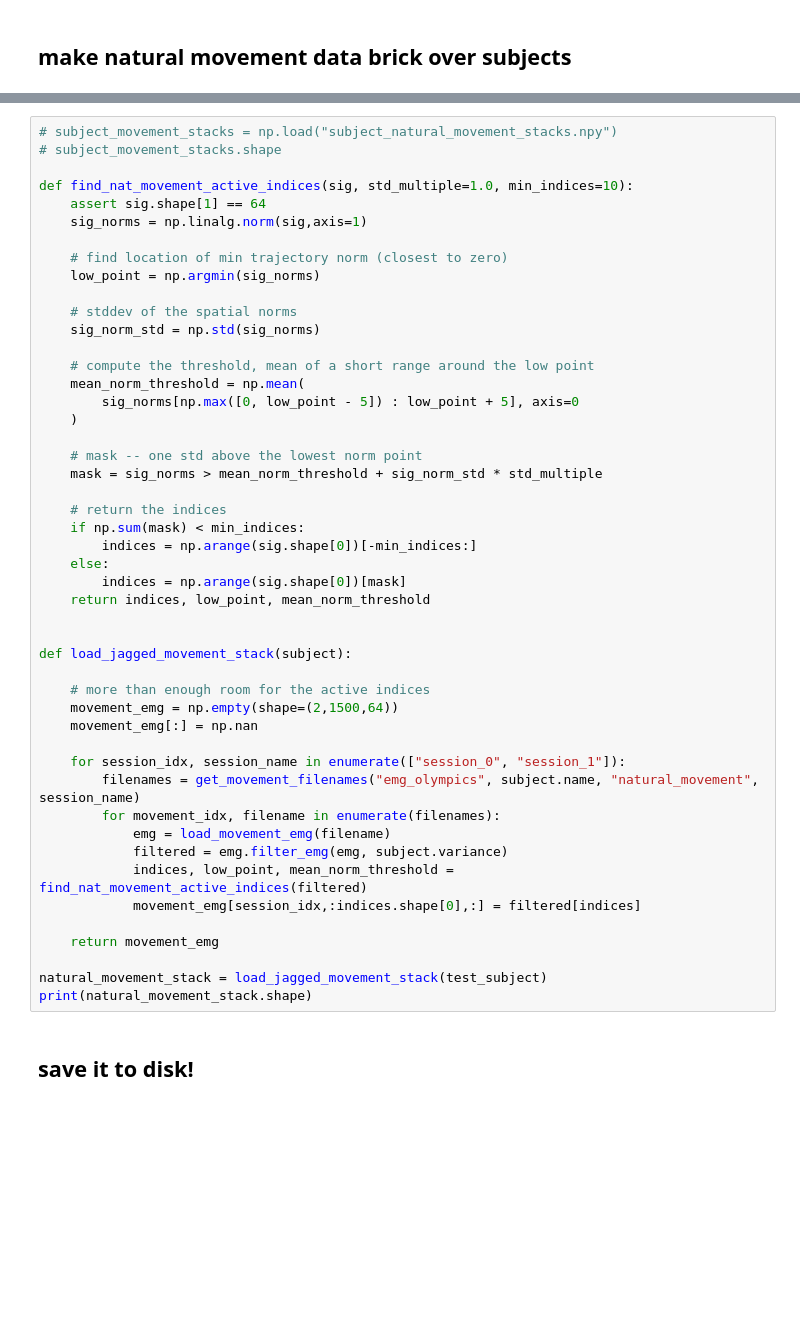
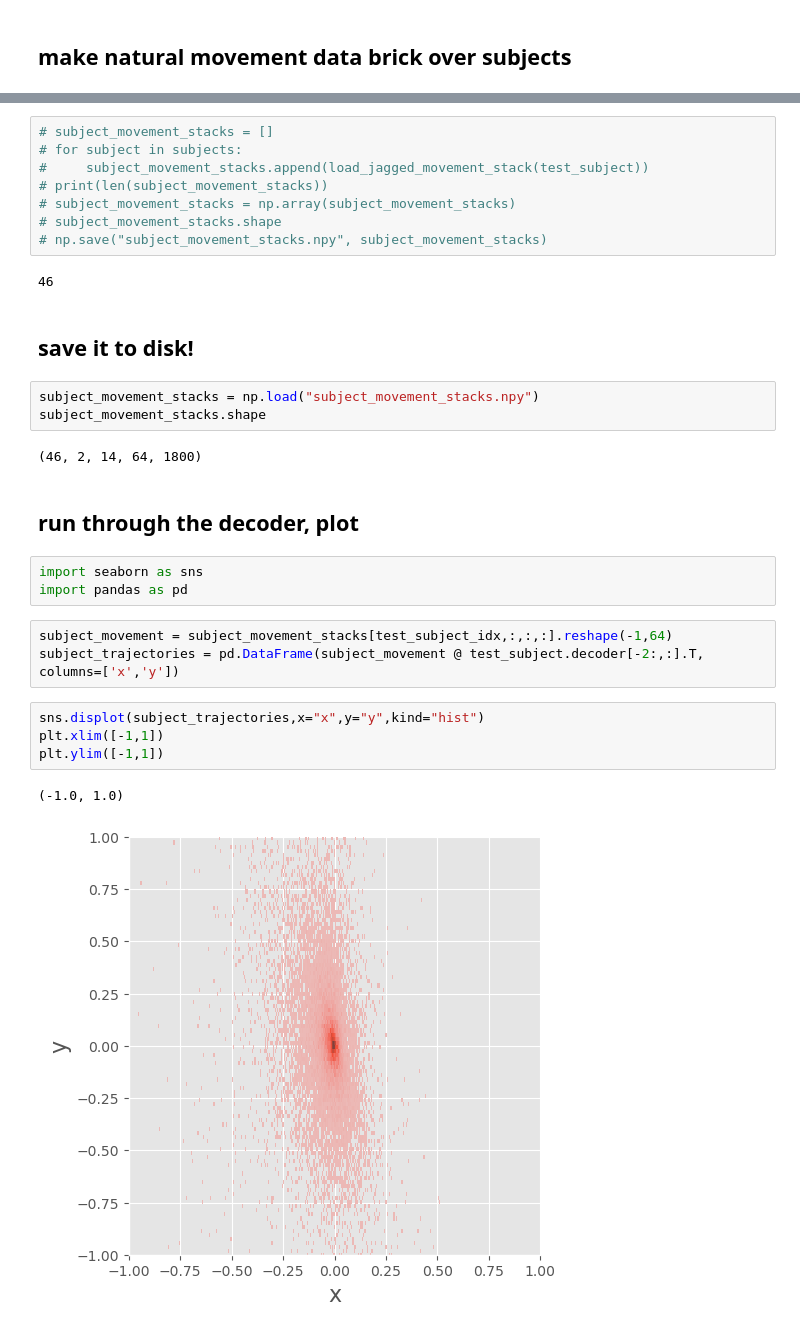
Before and after one commit to spewil/phd, a Jupyter notebook: analysis/notebooks/process_natural_movement_data.ipynb, the cells around one changed output, grey strips where cells are left out. Cells and saved outputs as stored; diff of their text form; blank space fills up the shorter version.

Commit message:
pandas stuff

```diff
--- a/analysis/notebooks/process_natural_movement_data.ipynb
+++ b/analysis/notebooks/process_natural_movement_data.ipynb
@@ -56,50 +106,32 @@ print(projected_movement.shape, T.shape)
 # %%
-# subject_movement_stacks = np.load("subject_natural_movement_stacks.npy")
+# subject_movement_stacks = []
+# for subject in subjects:
+#     subject_movement_stacks.append(load_jagged_movement_stack(test_subject))
+# print(len(subject_movement_stacks))
+# subject_movement_stacks = np.array(subject_movement_stacks)
 # subject_movement_stacks.shape
-
-def find_nat_movement_active_indices(sig, std_multiple=1.0, min_indices=10):
-    assert sig.shape[1] == 64
-    sig_norms = np.linalg.norm(sig,axis=1)
-
-    # find location of min trajectory norm (closest to zero)
-    low_point = np.argmin(sig_norms)
-
-    # stddev of the spatial norms
-    sig_norm_std = np.std(sig_norms)
-
-    # compute the threshold, mean of a short range around the low point
-    mean_norm_threshold = np.mean(
-        sig_norms[np.max([0, low_point - 5]) : low_point + 5], axis=0
-    )
-
-    # mask -- one std above the lowest norm point
-    mask = sig_norms > mean_norm_threshold + sig_norm_std * std_multiple
-
-    # return the indices
-    if np.sum(mask) < min_indices:
-        indices = np.arange(sig.shape[0])[-min_indices:]
-    else:
-        indices = np.arange(sig.shape[0])[mask]
-    return indices, low_point, mean_norm_threshold
-
-
-def load_jagged_movement_stack(subject):
-
-    # more than enough room for the active indices
-    movement_emg = np.empty(shape=(2,1500,64))
-    movement_emg[:] = np.nan
-
-    for session_idx, session_name in enumerate(["session_0", "session_1"]):
-        filenames = get_movement_filenames("emg_olympics", subject.name, "natural_movement", session_name)
-        for movement_idx, filename in enumerate(filenames):
-            emg = load_movement_emg(filename)
-            filtered = emg.filter_emg(emg, subject.variance)
-            indices, low_point, mean_norm_threshold = find_nat_movement_active_indices(filtered)
-            movement_emg[session_idx,:indices.shape[0],:] = filtered[indices]
-
-    return movement_emg
-
-natural_movement_stack = load_jagged_movement_stack(test_subject)
-print(natural_movement_stack.shape)
+# np.save("subject_movement_stacks.npy", subject_movement_stacks)
+# %% [output]
+46
 # %% [markdown]
 ## save it to disk!
+# %%
+subject_movement_stacks = np.load("subject_movement_stacks.npy")
+subject_movement_stacks.shape
+# %% [output]
+(46, 2, 14, 64, 1800)
+# %% [markdown]
+## run through the decoder, plot
+# %%
+import seaborn as sns
+import pandas as pd
+# %%
+subject_movement = subject_movement_stacks[test_subject_idx,:,:,:].reshape(-1,64)
+subject_trajectories = pd.DataFrame(subject_movement @ test_subject.decoder[-2:,:].T, columns=['x','y'])
+# %%
+sns.displot(subject_trajectories,x="x",y="y",kind="hist")
+plt.xlim([-1,1])
+plt.ylim([-1,1])
+# %% [output]
+(-1.0, 1.0)
+[figure, added]
```
Also changed, not shown: parts of 10 cells of this notebook, 24 other files.
